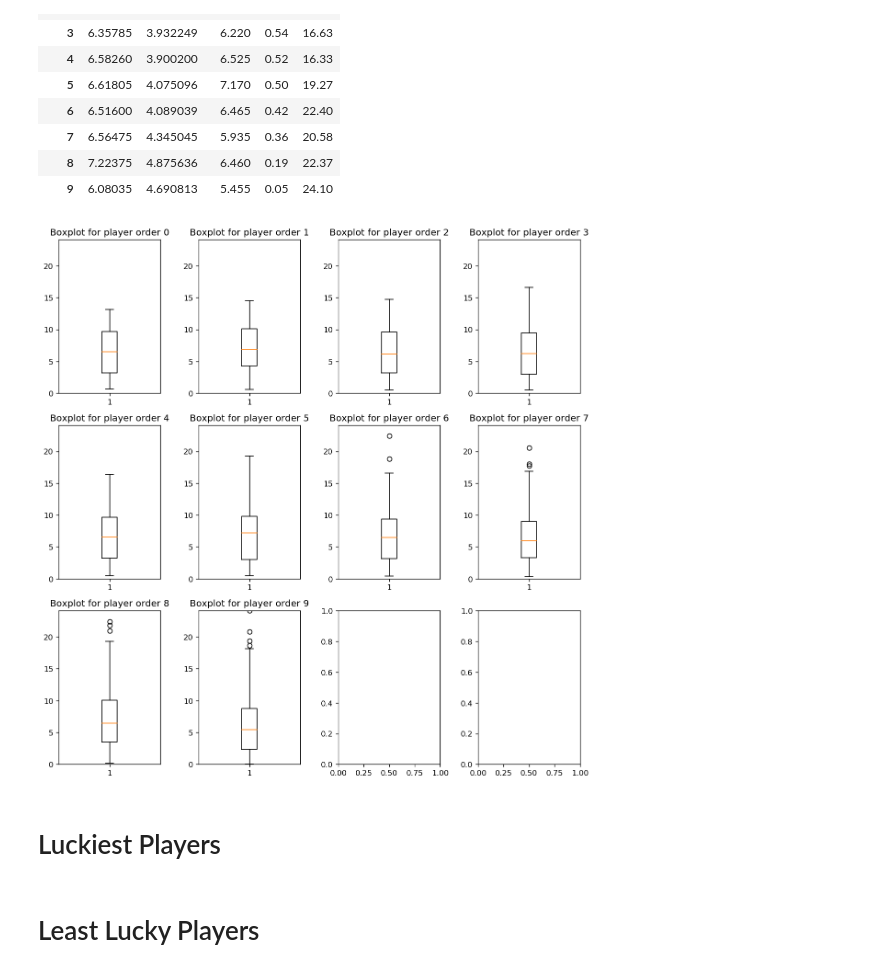
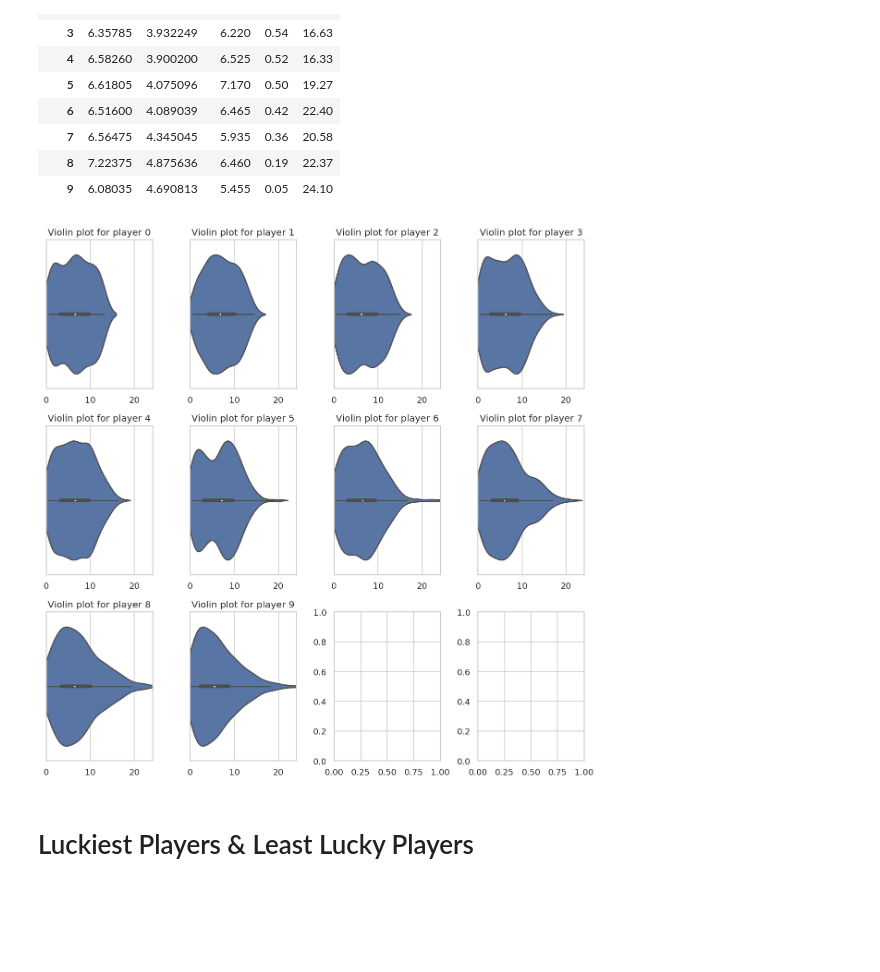
Before and after one commit to tjysdsg/wechat-red-bag, a Jupyter notebook: eda.ipynb, the cells around one changed output. Drawn from its saved outputs; the diff is of its cells as text; code cells hidden in the pictures; blank space fills up the shorter version.

Commit message:
Improve plot

```diff
--- a/eda.ipynb
+++ b/eda.ipynb
@@ -7,6 +7,8 @@ from matplotlib import pyplot as plt
 import matplotlib as mpl
 mpl.rcParams['figure.dpi']= 120
 import os, sys
+import seaborn as sns
+sns.set(style="whitegrid")
 # %%
 data_path = '/home/tjy/repos/red-bag-data/all-csv/'
 
@@ -105,20 +94,20 @@ data_profile
 # %%
 def boxplot(data: pd.DataFrame):
     fig, axs = plt.subplots(3, 4)
     fig.set_size_inches(10.24, 10.24)
     axs = axs.flat
-    ylim = np.max(data.values)
+    lim = np.max(data.values)
     for i in range(10):
-        axs[i].boxplot(data.values[i,])
-        title = 'Boxplot for player order {}'.format(i)
+        sns.violinplot(data.values[i,], ax=axs[i])
+        title = 'Violin plot for player {}'.format(i)
         axs[i].set_title(title)
-        axs[i].set_ylim([0, ylim])
+        axs[i].set_xlim([0, lim])
     fig.tight_layout()
-    plt.savefig('boxplot-for-data.png')
+    plt.savefig('violin-plot.png')
     plt.show()
 
 boxplot(data)
 # %% [output]
-[figure, old version]
+[figure, new version]
 # %% [markdown]
-# Luckiest Players
+# Luckiest Players & Least Lucky Players
@@ -130,2 +113,0 @@ luckiest_player = pd.DataFrame(luckiest_player, columns=['order', 'counts']).set
-# %% [markdown]
-# Least Lucky Players
```
Also changed, not shown: parts of 6 cells of this notebook, 8 other files.
